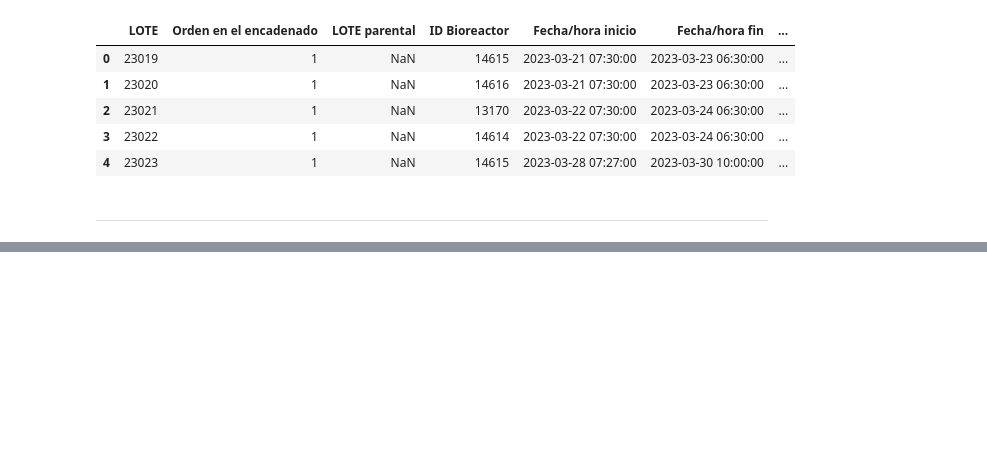
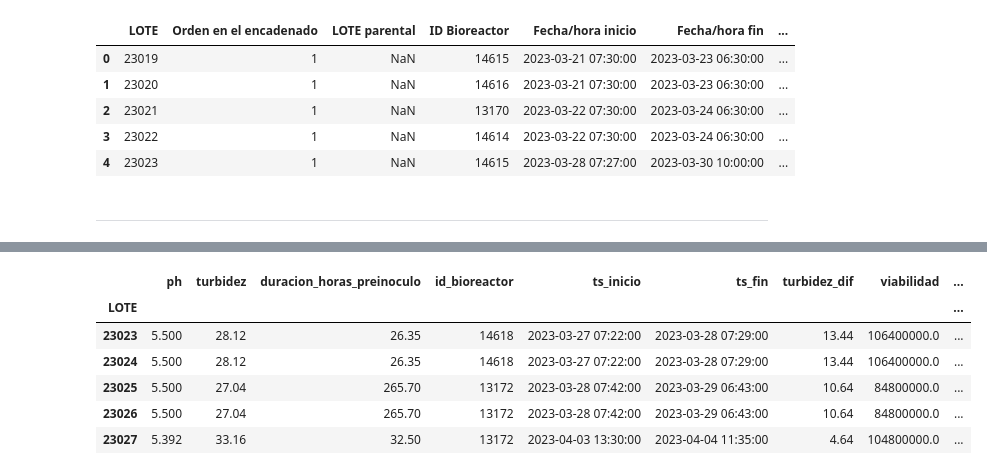
Before and after one commit to nikodyulger/datathon-los-forajidos, a Jupyter notebook: prediccion.ipynb, the cells around one changed output, grey strips where cells are left out. Saved outputs shown, nothing was run; the diff lists cells and outputs as text; code cells hidden in the pictures; blank space fills up the shorter version.

```diff
--- a/prediccion.ipynb
+++ b/prediccion.ipynb
@@ -542,0 +444,11 @@ df_cultivo
+# %%
+df = df_preinoculo.merge(df_inoculo, on='LOTE', suffixes=('_preinoculo', '_inoculo'))
+df.head(5)
+# %% [output]
+|  | ph | turbidez | duracion_horas_preinoculo | id_bioreactor | ts_inicio | ts_fin | turbidez_dif | viabilidad | ... |
+| LOTE |  |  |  |  |  |  |  |  | ... |
+| 23023 | 5.500 | 28.12 | 26.35 | 14618 | 2023-03-27 07:22:00 | 2023-03-28 07:29:00 | 13.44 | 106400000.0 | ... |
+| 23024 | 5.500 | 28.12 | 26.35 | 14618 | 2023-03-27 07:22:00 | 2023-03-28 07:29:00 | 13.44 | 106400000.0 | ... |
+| 23025 | 5.500 | 27.04 | 265.70 | 13172 | 2023-03-28 07:42:00 | 2023-03-29 06:43:00 | 10.64 | 84800000.0 | ... |
+| 23026 | 5.500 | 27.04 | 265.70 | 13172 | 2023-03-28 07:42:00 | 2023-03-29 06:43:00 | 10.64 | 84800000.0 | ... |
+| 23027 | 5.392 | 33.16 | 32.50 | 13172 | 2023-04-03 13:30:00 | 2023-04-04 11:35:00 | 4.64 | 104800000.0 | ... |
```
Also changed, not shown: parts of 19 cells of this notebook.
